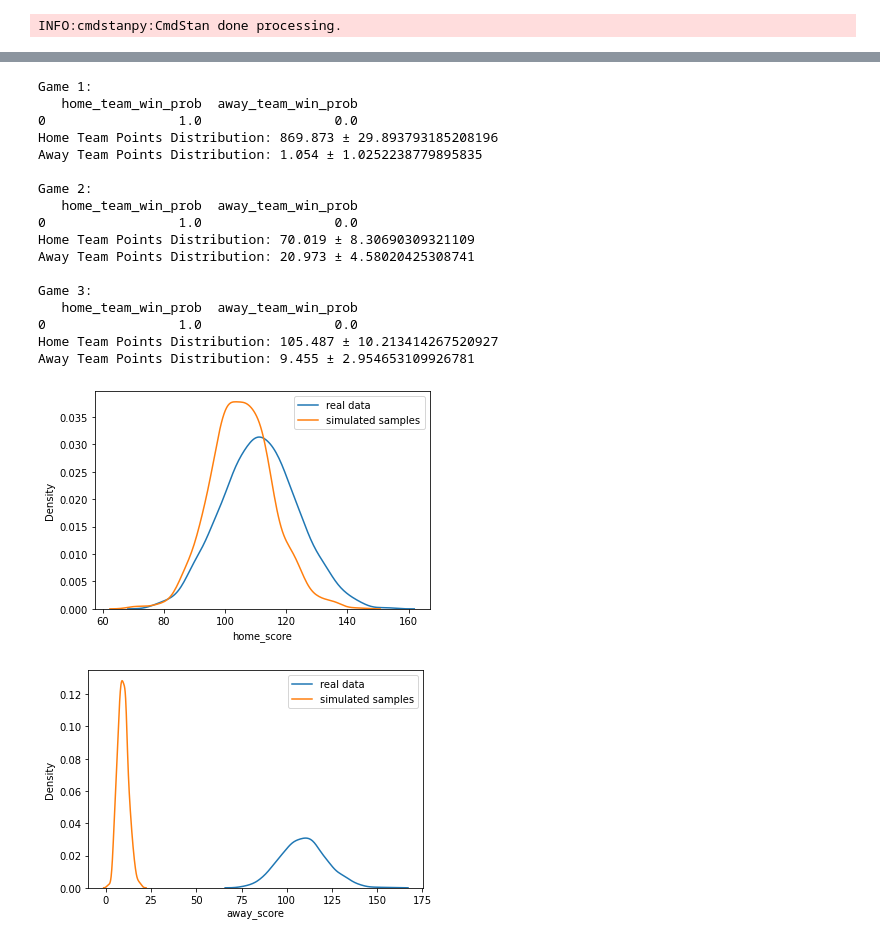
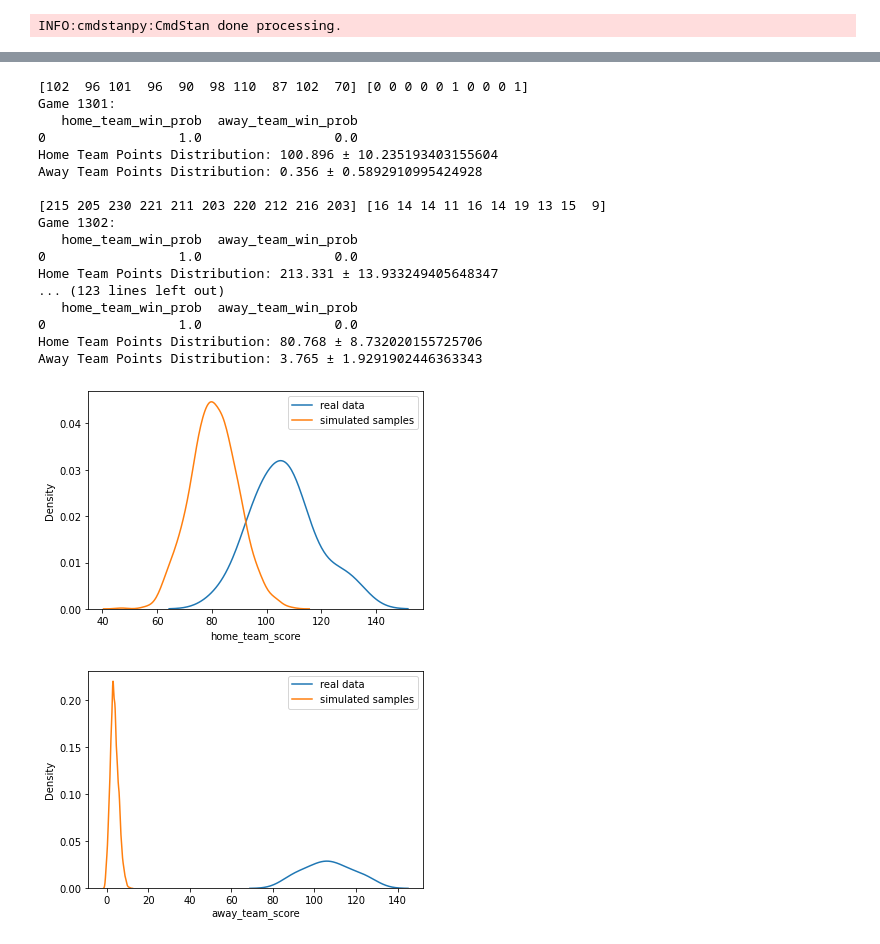
Before and after one commit to Mazart23/NBA_data_analytics, a Jupyter notebook: main.ipynb, the cells around one changed output, grey strips where cells are left out. Drawn from its saved outputs; the diff is of its cells as text; code cells hidden in the pictures.

```diff
--- a/main.ipynb
+++ b/main.ipynb
@@ -248,27 +245,21 @@ parameters = ['home_att', 'home_def', 'away_att', 'away_def']
 param_dict = {param: sim.stan_variable(param) for param in parameters}
 
 # Przykładowe dane do przewidywania (przykładowe ID drużyn)
-seasons_games = {
-    pred_year: pd.DataFrame({
-        'home_team_id': [0, 1, 2],  # Przykładowe ID drużyn domowych
-        'away_team_id': [1, 2, 0],   # Przykładowe ID drużyn wyjazdowych
-        'home_team_score': [115, 110, 90],
-        'away_team_score': [90, 110, 100]
-    })
-}
+
+season_games_pred1 = {2023: seasons_games[2023][-20:]}
 
 # Przewidywanie wyników dla każdego meczu
-for idx, row in seasons_games[pred_year].iterrows():
+for idx, row in season_games_pred1[pred_year].iterrows():
     home_idx = row['home_team_id']
     away_idx = row['away_team_id']
     home_score = row['home_team_score']
     away_score = row['away_team_score']
 
     # Pobieranie odpowiednich parametrów dla drużyn
-    home_att = param_dict['home_att'][:, home_idx]
-    home_def = param_dict['home_def'][:, away_idx]
-    away_att = param_dict['away_att'][:, home_idx]
-    away_def = param_dict['away_def'][:, away_idx]
+    home_att = param_dict['home_att'][:, home_idx-1]
+    home_def = param_dict['home_def'][:, away_idx-1]
+    away_att = param_dict['away_att'][:, home_idx-1]
+    away_def = param_dict['away_def'][:, away_idx-1]
 
     # Tworzenie parametrów log_mu
     log_mu1 = home_att + away_def + np.log(home_score)
@@ -277,7 +268,7 @@ for idx, row in seasons_games[pred_year].iterrows():
     # Symulowanie z rozkładu Poissona dla uzyskania predyktywnej dystrybucji
     y1 = np.array([poisson.rvs(np.exp(log_mu1[i])) for i in range(samples)])
     y2 = np.array([poisson.rvs(np.exp(log_mu2[i])) for i in range(samples)])
-    print(y1)
+    print(y1[0:10], y2[0:10])
     # draw blocked
     y1 = y1 + (y1 == y2) * np.random.choice([-1, 1], size=samples)
 
@@ -350,13 +341,6 @@ mod_3.head()
 5 rows × 2718 columns
 # %%
-seasons_games = {
-    pred_year: pd.DataFrame({
-        'home_team_id': [0, 1, 2],  # Sample home team IDs
-        'away_team_id': [1, 2, 0],  # Sample away team IDs
-        'home_score': [100, 95, 110],  # Sample home team scores
-        'away_score': [90, 105, 95]   # Sample away team scores
-    })
-}
+season_games_pred2 = {2023: seasons_games[2023][-20:]}
 
 # Number of samples for simulation
 samples = 1000
@@ -366,15 +350,15 @@ parameters = ['attack', 'defense', 'home_advantage']
 param_dict = {param: sim3.stan_variable(param) for param in parameters}
 
 # Predicting results for each game
-for idx, row in seasons_games[pred_year].iterrows():
+for idx, row in season_games_pred2[pred_year].iterrows():
     home_idx = row['home_team_id']
     away_idx = row['away_team_id']
 
     # Retrieving appropriate parameters for the teams
-    home_att = param_dict['attack'][:, home_idx]
-    home_def = param_dict['defense'][:, home_idx]
-    away_att = param_dict['attack'][:, away_idx]
-    away_def = param_dict['defense'][:, away_idx]
+    home_att = param_dict['attack'][:, home_idx-1]
+    home_def = param_dict['defense'][:, home_idx-1]
+    away_att = param_dict['attack'][:, away_idx-1]
+    away_def = param_dict['defense'][:, away_idx-1]
     home_advantage = param_dict['home_advantage']
 
     # Creating log_mu parameters
@@ -387,7 +371,7 @@ for idx, row in seasons_games[pred_year].iterrows():
 
     # Blocking draws
     y1 = y1 + (y1 == y2) * np.random.choice([-1, 1], size=samples)
-
+    print(y1[0:10], y2[0:10])
     # Calculating outcome probabilities
     outcome_probabilities = pd.DataFrame({
         'home_team_win_prob': [np.mean(y1 > y2)],
@@ -400,34 +384,34 @@ for idx, row in seasons_games[pred_year].iterrows():
     print(f"Home Team Points Distribution: {np.mean(y1)} ± {np.std(y1)}")
     print(f"Away Team Points Distribution: {np.mean(y2)} ± {np.std(y2)}\n")
 # %% [output]
-Game 1:
+[102  96 101  96  90  98 110  87 102  70] [0 0 0 0 0 1 0 0 0 1]
+Game 1301:
    home_team_win_prob  away_team_win_prob
 0                 1.0                 0.0
-Home Team Points Distribution: 869.873 ± 29.893793185208196
-Away Team Points Distribution: 1.054 ± 1.0252238779895835
+Home Team Points Distribution: 100.896 ± 10.235193403155604
+Away Team Points Distribution: 0.356 ± 0.5892910995424928
 
-Game 2:
+[215 205 230 221 211 203 220 212 216 203] [16 14 14 11 16 14 19 13 15  9]
+Game 1302:
    home_team_win_prob  away_team_win_prob
 0                 1.0                 0.0
-Home Team Points Distribution: 70.019 ± 8.30690309321109
-Away Team Points Distribution: 20.973 ± 4.58020425308741
-
-Game 3:
+Home Team Points Distribution: 213.331 ± 13.933249405648347
+... (123 lines left out)
    home_team_win_prob  away_team_win_prob
 0                 1.0                 0.0
-Home Team Points Distribution: 105.487 ± 10.213414267520927
-Away Team Points Distribution: 9.455 ± 2.954653109926781
+Home Team Points Distribution: 80.768 ± 8.732020155725706
+Away Team Points Distribution: 3.765 ± 1.9291902446363343
 # %%
-sns.kdeplot(data=inp_data, x='home_score', label='real data')
+sns.kdeplot(data=season_games_pred2[2023], x='home_team_score', label='real data')
 sns.kdeplot(data=y1, label='simulated samples')
 plt.legend(loc='best')
 plt.show()
 # %% [output]
-[figure, old version]
+[figure, new version]
 # %%
-sns.kdeplot(data=inp_data, x='away_score', label='real data')
+sns.kdeplot(data=season_games_pred1[2023], x='away_team_score', label='real data')
 sns.kdeplot(data=y2, label='simulated samples')
 plt.legend(loc='best')
 plt.show()
 # %% [output]
-[figure, old version]
+[figure, new version]
```
Also changed, not shown: parts of 8 cells of this notebook.
